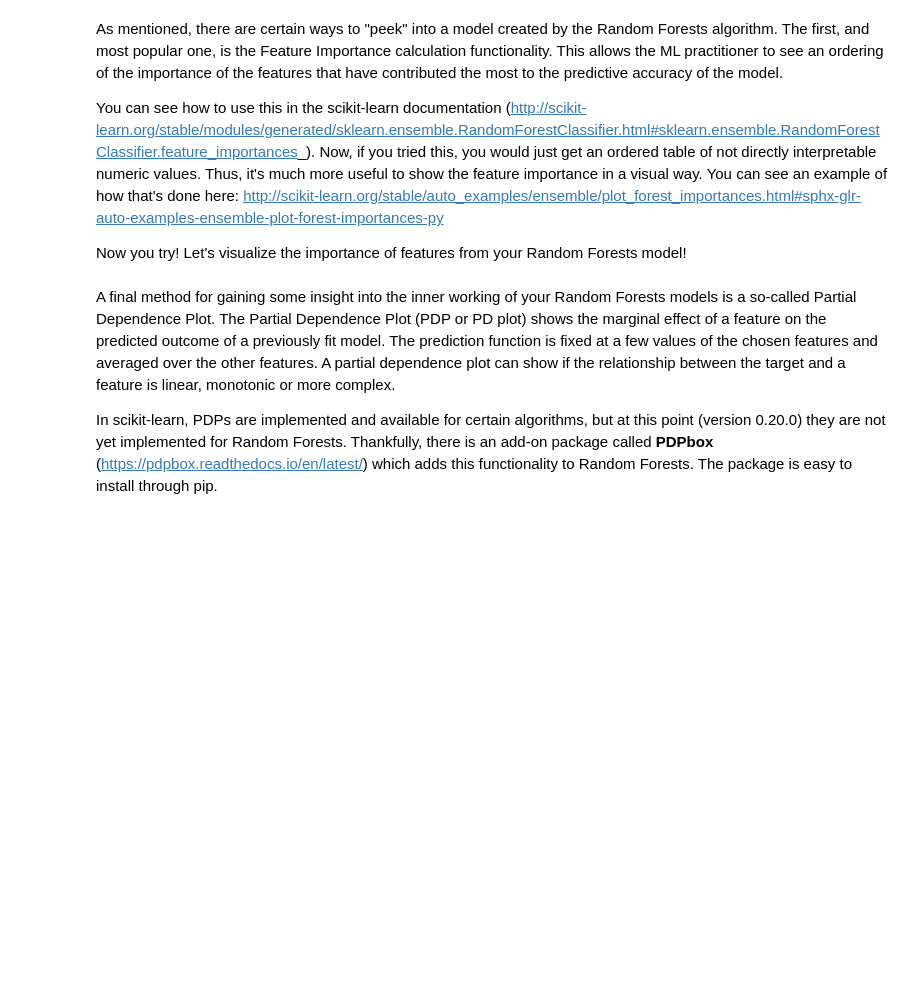
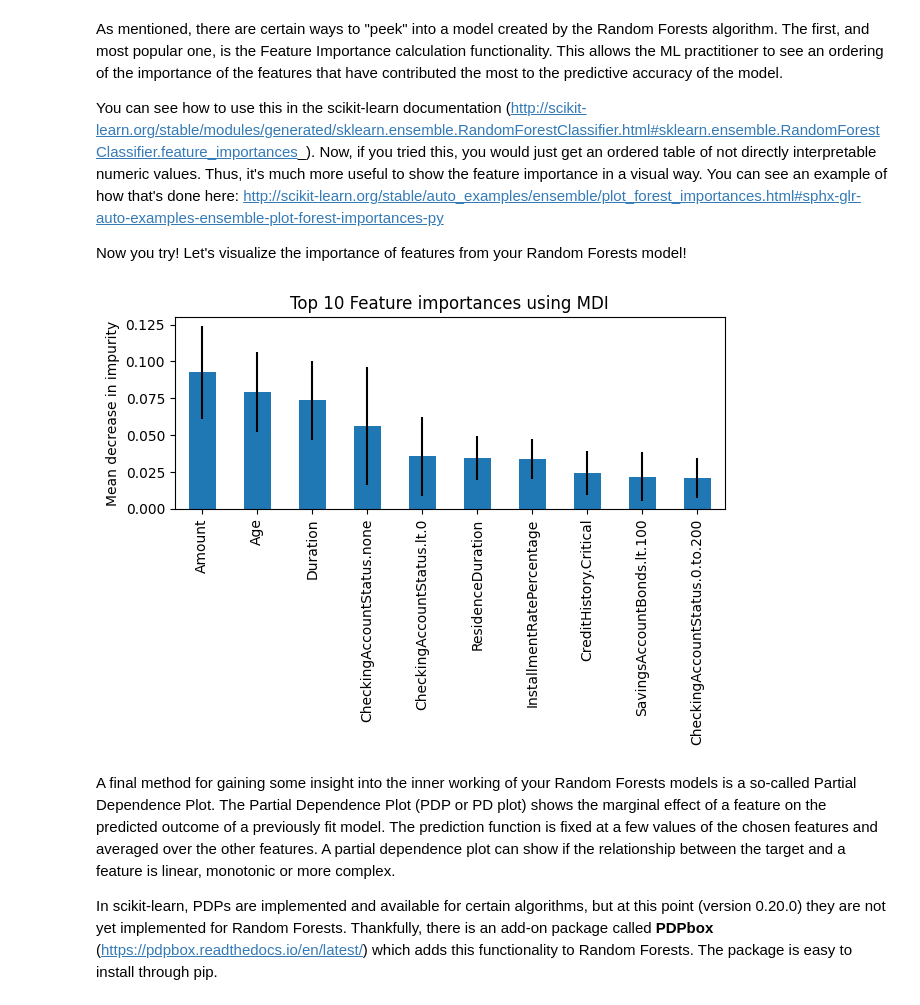
Before and after one commit to jeffreyding18/mec-mini-projects, a Jupyter notebook: mec-13.5.1-tree-based-algorithms-mini-project/Mini_Project_Tree-Based_Algorithms.ipynb, the cells around one changed output. Cells and saved outputs as stored; diff of their text form; code cells hidden in the pictures; blank space fills up the shorter version.

```diff
--- a/mec-13.5.1-tree-based-algorithms-mini-project/Mini_Project_Tree-Based_Algorithms.ipynb
+++ b/mec-13.5.1-tree-based-algorithms-mini-project/Mini_Project_Tree-Based_Algorithms.ipynb
@@ -39,10 +39,10 @@ from sklearn.metrics import classification_report
 from sklearn.model_selection import train_test_split
 from sklearn.model_selection import GridSearchCV
 # %%
-dat = pd.read_csv('GermanCredit.csv.zip')
-X = dat.drop("Class", axis= 1)
-y = dat['Class']
-
+df = pd.read_csv('GermanCredit.csv.zip')
+X = df.drop("Class", axis= 1)
+encode_class = lambda x: 1 if x=='Good' else 0
+y = pd.Series(list(map(encode_class, df['Class'])), index=df.index)
 X_train, X_test, y_train, y_test = train_test_split(X, y, test_size=.3)
 # %%
 clf = DecisionTreeClassifier()
@@ -129,3 +139,9 @@ from sklearn.ensemble import RandomForestClassifier
+# %%
+# Your code here! :)
+rfc = RandomForestClassifier()
+rfc.fit(X_train, y_train)
+
+y_pred = rfc.predict(X_test)
 # %% [markdown]
 As mentioned, there are certain ways to "peek" into a model created by the Random Forests algorithm. The first, and most popular one, is the Feature Importance calculation functionality. This allows the ML practitioner to see an ordering of the importance of the features that have contributed the most to the predictive accuracy of the model.
 
@@ -137,3 +151,23 @@ Now you try! Let's visualize the importance of features from your Random Forests
+# %%
+# Your code here
+import pandas as pd
+import numpy as np
+
+import matplotlib.pyplot as plt
+
+importances = rfc.feature_importances_
+std = np.std([tree.feature_importances_ for tree in rfc.estimators_], axis=0)
+
+forest_importances = pd.Series(importances, index=X_train.columns).sort_values(ascending=False)[0:10]
+stds = pd.Series(std, index=X_train.columns).sort_values(ascending=False)[0:10]
+
+fig, ax = plt.subplots()
+forest_importances.plot.bar(yerr=stds, ax=ax)
+ax.set_title("Top 10 Feature importances using MDI")
+ax.set_ylabel("Mean decrease in impurity")
+fig.tight_layout()
+# %% [output]
+[figure, added]
 # %% [markdown]
 A final method for gaining some insight into the inner working of your Random Forests models is a so-called Partial Dependence Plot. The Partial Dependence Plot (PDP or PD plot) shows the marginal effect of a feature on the predicted outcome of a previously fit model. The prediction function is fixed at a few values of the chosen features and averaged over the other features. A partial dependence plot can show if the relationship between the target and a feature is linear, monotonic or more complex.
 
```
Also changed, not shown: parts of 12 cells of this notebook, 2 other files.
